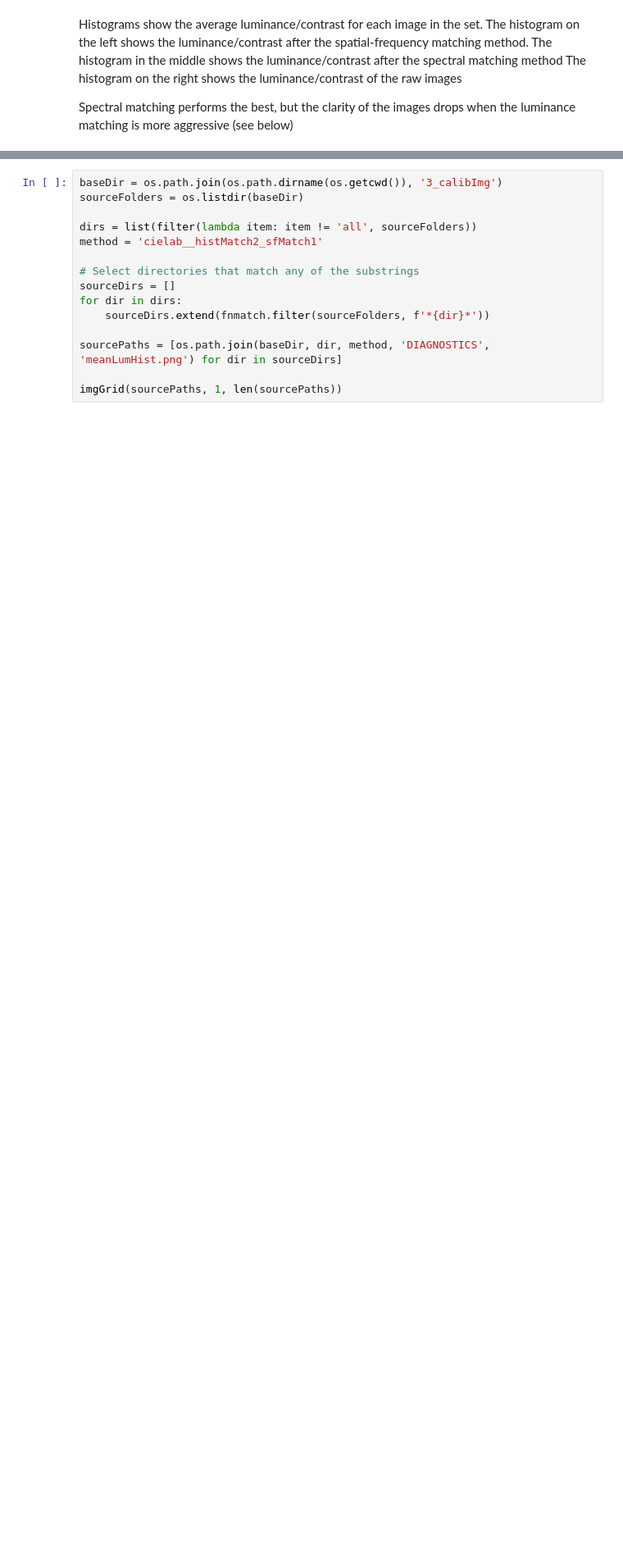
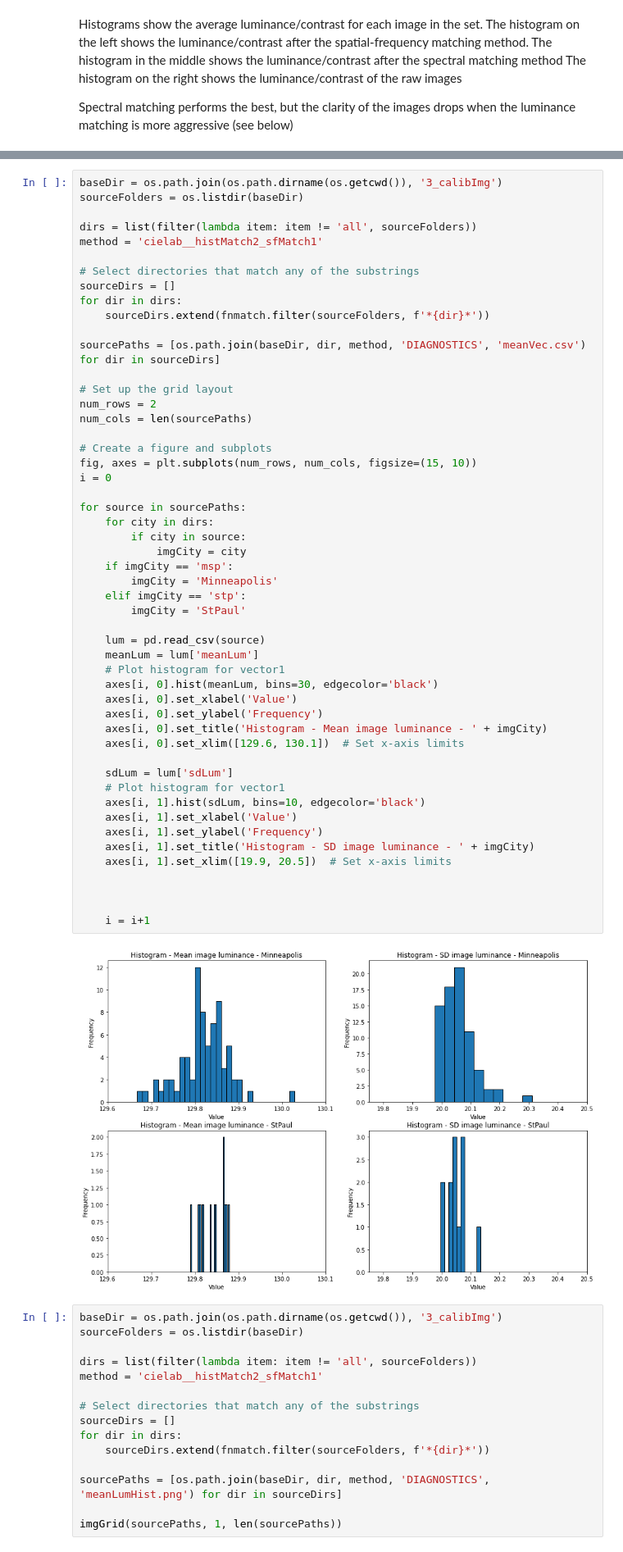
Before and after one commit to aaron-mcinnes/freud_pilot_img_processing, a Jupyter notebook: prgm/calibResults.ipynb, the cells around one changed output, grey strips where cells are left out. Shown: that part at 82% size. Drawn from its saved outputs; the diff is of its cells as text; blank space fills up the shorter version.

Commit message:
calibResults mean image lum

```diff
--- a/prgm/calibResults.ipynb
+++ b/prgm/calibResults.ipynb
@@ -161,3 +163,56 @@ Below histograms show average pixel intensity for images from Minneapolis and St
+# %%
+baseDir = os.path.join(os.path.dirname(os.getcwd()), '3_calibImg')
+sourceFolders = os.listdir(baseDir)
+
+dirs = list(filter(lambda item: item != 'all', sourceFolders))
+method = 'cielab__histMatch2_sfMatch1'
+
+# Select directories that match any of the substrings
+sourceDirs = []
+for dir in dirs:
+    sourceDirs.extend(fnmatch.filter(sourceFolders, f'*{dir}*'))
+
+sourcePaths = [os.path.join(baseDir, dir, method, 'DIAGNOSTICS', 'meanVec.csv') for dir in sourceDirs]
+
+# Set up the grid layout
+num_rows = 2
+num_cols = len(sourcePaths)
+
+# Create a figure and subplots
+fig, axes = plt.subplots(num_rows, num_cols, figsize=(15, 10))
+i = 0
+
+for source in sourcePaths:
+    for city in dirs:
+        if city in source:
+            imgCity = city
+    if imgCity == 'msp':
+        imgCity = 'Minneapolis'
+    elif imgCity == 'stp':
+        imgCity = 'StPaul'
+
+    lum = pd.read_csv(source)
+    meanLum = lum['meanLum']
+    # Plot histogram for vector1
+    axes[i, 0].hist(meanLum, bins=30, edgecolor='black')
+    axes[i, 0].set_xlabel('Value')
+    axes[i, 0].set_ylabel('Frequency')
+    axes[i, 0].set_title('Histogram - Mean image luminance - ' + imgCity)
+    axes[i, 0].set_xlim([129.6, 130.1])  # Set x-axis limits
+
+    sdLum = lum['sdLum']
+    # Plot histogram for vector1
+    axes[i, 1].hist(sdLum, bins=10, edgecolor='black')
+    axes[i, 1].set_xlabel('Value')
+    axes[i, 1].set_ylabel('Frequency')
+    axes[i, 1].set_title('Histogram - SD image luminance - ' + imgCity)
+    axes[i, 1].set_xlim([19.9, 20.5])  # Set x-axis limits
+
+
+
+    i = i+1
+# %% [output]
+[figure, added]
 # %%
 baseDir = os.path.join(os.path.dirname(os.getcwd()), '3_calibImg')
 sourceFolders = os.listdir(baseDir)
```
Also changed, not shown: parts of 1 cell of this notebook, 22 other files.
